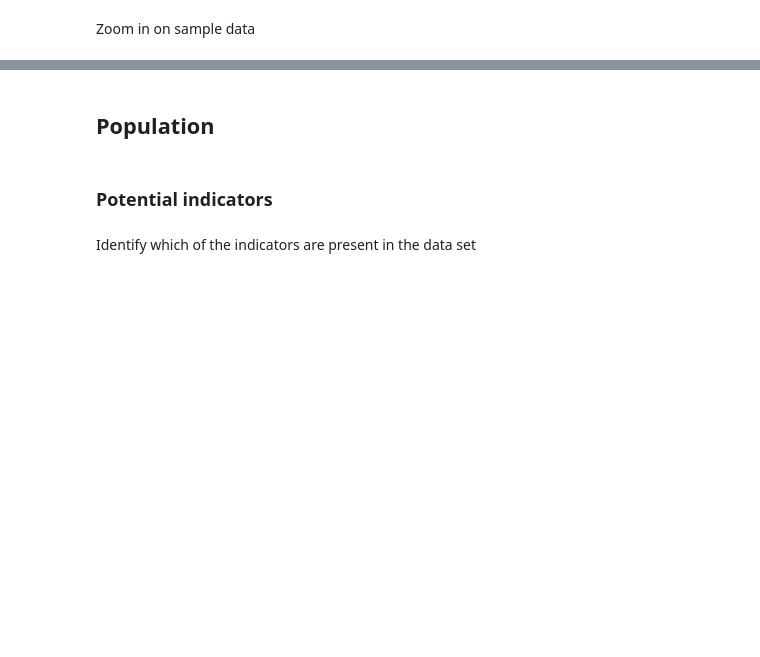
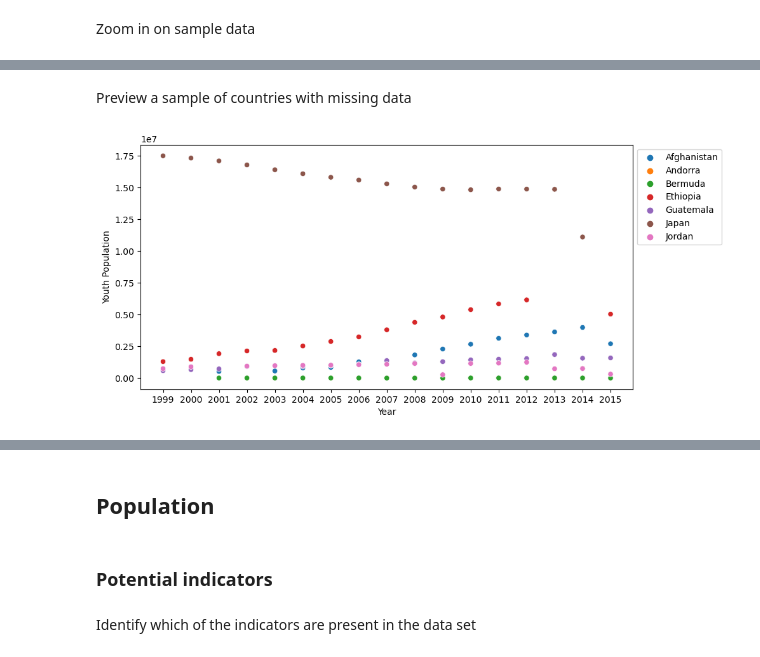
Before and after one commit to Dzov/DSP2, a Jupyter notebook: P2-notebook.ipynb, the cells around one changed output, grey strips where cells are left out. Cells and saved outputs as stored; diff of their text form; code cells hidden in the pictures; blank space fills up the shorter version.

```diff
--- a/P2-notebook.ipynb
+++ b/P2-notebook.ipynb
@@ -648,0 +630,36 @@ get_sample_countries_by_region(education_enrolment)
+# %% [markdown]
+Preview a sample of countries with missing data
+# %%
+education_countries_missing_data = education_enrolment.loc[
+    education_enrolment.isna().mean(axis=1) > 0
+]
+
+sample_with_missing_data = get_sample_countries_by_region(
+    education_countries_missing_data, 1
+)
+
+
+def melt_df(df):
+    return pd.melt(
+        df,
+        id_vars=["Region", "Country Name"],
+        var_name="Year",
+        value_name="Youth Population",
+    )
+
+
+def show_scatterplot(df):
+    plt.figure(figsize=[10, 5])
+    sns.scatterplot(
+        x="Year",
+        y="Youth Population",
+        hue="Country Name",
+        data=melt_df(df),
+    )
+    plt.legend(bbox_to_anchor=(1, 1))
+    plt.show()
+
+
+show_scatterplot(sample_with_missing_data)
+# %% [output]
+[figure, added]
```
Also changed, not shown: parts of 28 cells of this notebook.
